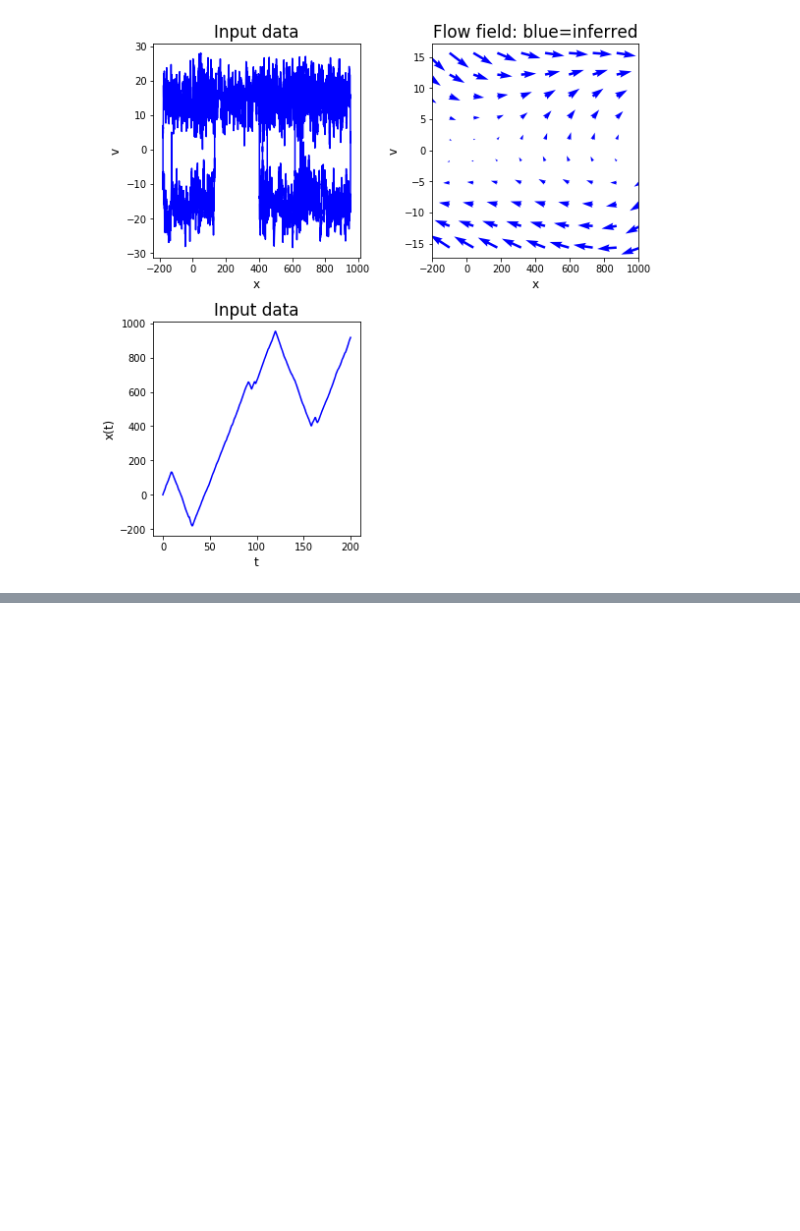
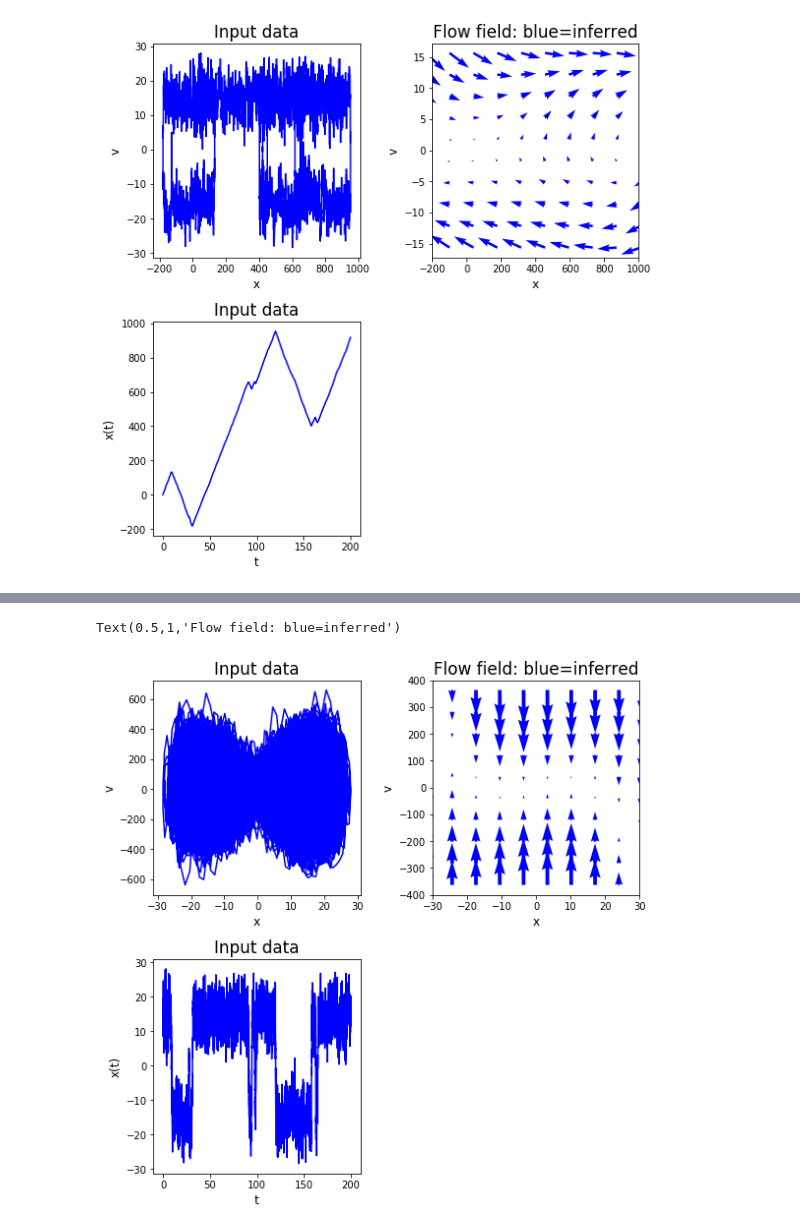
Before and after one commit to williamjsdavis/geodynamo_ULI, a Jupyter notebook: reversing-dynamo.ipynb, the cells around one changed output, grey strips where cells are left out. Saved outputs shown, nothing was run; the diff lists cells and outputs as text; code cells hidden in the pictures; blank space fills up the shorter version.

```diff
--- a/reversing-dynamo.ipynb
+++ b/reversing-dynamo.ipynb
@@ -179,3 +179,19 @@ plt.title("Flow field: blue=inferred")
 # %% [output]
 Text(0.5,1,'Flow field: blue=inferred')
 [figure]
+# %%
+################################################################
+# II. Perform inference.
+
+xlist_dynamo = np.reshape(x_dipole[i_window], (len(x_dipole[i_window]), 1, 1))
+tlist_dynamo = t_dipole[i_window]
+
+data_dynamo = uli.StochasticTrajectoryData(xlist_dynamo,tlist_dynamo)
+S_dynamo = uli.UnderdampedLangevinInference( data_dynamo )
+
+S_dynamo.compute_current(basis = { 'type' : 'polynomial', 'order' : 3} )
+S_dynamo.compute_diffusion(method='noisy')
+S_dynamo.compute_force()
+S_dynamo.compute_force_error()
+
+S_dynamo.print_report()
@@ -181,0 +208,42 @@ Text(0.5,1,'Flow field: blue=inferred')
+# %%
+# Prepare Matplotlib:
+fig_size = [12,8]
+params = {'axes.labelsize': 12,
+          'font.size':   14,
+          'legend.fontsize': 10,
+          'xtick.labelsize': 10,
+          'ytick.labelsize': 10,
+          'figure.figsize': fig_size,
+          }
+plt.rcParams.update(params)
+plt.clf()
+fig = plt.figure(1)
+fig.subplots_adjust(left=0.06, bottom=0.07, right=0.96, top=0.94, wspace=0.35, hspace=0.3)
+H,W = 2,3
+
+pic_name = "ULI_demo_VdP.png"
+
+# Plot the trajectory (xv phase space):
+plt.subplot(H,W,1)
+plt.plot(data_dynamo.X_ito[:,0,:],data_dynamo.v_hat[:,0,:],color='b')
+plt.xlabel("x")
+plt.ylabel("v")
+plt.title("Input data")
+
+# Plot the trajectory (x vs t):
+plt.subplot(H,W,4)
+plt.plot(data_dynamo.t,data_dynamo.X_ito[:,0,:],color='b')
+plt.ylabel("x(t)")
+plt.xlabel("t")
+plt.title("Input data")
+
+# Plot the force field - blue is inferred, black is the exact one used to generate the data.
+plt.subplot(H,W,2)
+S_dynamo.data.plot_phase_space_forces(S_dynamo.F_ansatz,color='b',zorder=0,width = 10,scale=0.001)
+plt.xlabel("x")
+plt.ylabel("v")
+plt.xlim([-30,30])
+plt.title("Flow field: blue=inferred")
+# %% [output]
+Text(0.5,1,'Flow field: blue=inferred')
+[figure, added]
```
Also changed, not shown: parts of 5 cells of this notebook.
